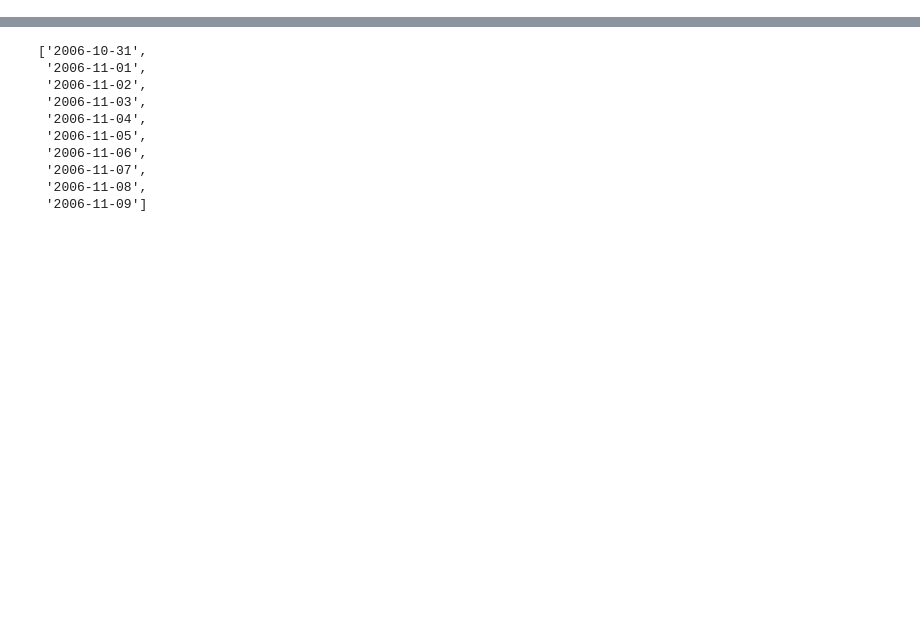
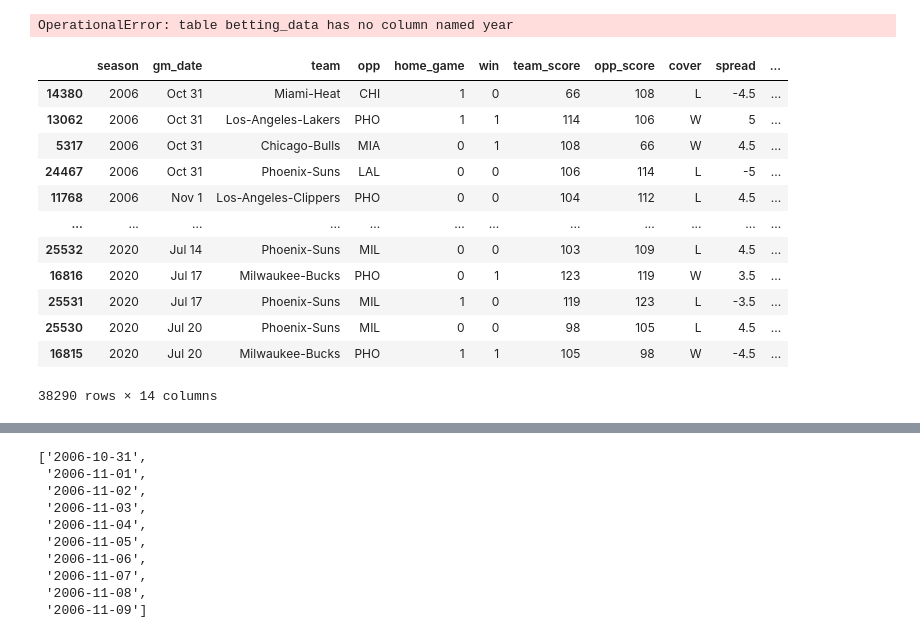
Before and after one commit to jnish23/NBA_Model, a Jupyter notebook: notebooks/ScrapingBettingLinesSelenium.ipynb, the cells around one changed output, grey strips where cells are left out. Drawn from its saved outputs; the diff is of its cells as text; code cells hidden in the pictures; blank space fills up the shorter version.

Commit message:
Store data in sqlite3 database

```diff
--- a/notebooks/ScrapingBettingLinesSelenium.ipynb
+++ b/notebooks/ScrapingBettingLinesSelenium.ipynb
@@ -16,0 +23,8 @@ from nba_api.stats.library.parameters import SeasonAll
+# %%
+team_names = [team['full_name'] for team in teams.get_teams()]
+
+
+team_names_dash = ['-'.join(t.split(' ')) for t in team_names]
+print(len(team_names_dash))
+
+team_names_dash
@@ -16,0 +50,6 @@ from nba_api.stats.library.parameters import SeasonAll
+# %%
+def season_str(season):
+    return str(season) + '-' + str(season+1)
+
+seasons = [season_str(x) for x in range(2006, 2021)]
+seasons
@@ -16,0 +327,25 @@ from nba_api.stats.library.parameters import SeasonAll
+# %%
+connection = sqlite3.connect("../data/nba_data.db")
+# %%
+df = add_betting_data(connection, 2006, 2020, if_exists='replace')
+
+df
+# %% [output]
+OperationalError: table betting_data has no column named year
+# %%
+
+df
+# %% [output]
+|  | season | gm_date | team | opp | home_game | win | team_score | opp_score | cover | spread | ... |
+| 14380 | 2006 | Oct 31 | Miami-Heat | CHI | 1 | 0 | 66 | 108 | L | -4.5 | ... |
+| 13062 | 2006 | Oct 31 | Los-Angeles-Lakers | PHO | 1 | 1 | 114 | 106 | W | 5 | ... |
+| 5317 | 2006 | Oct 31 | Chicago-Bulls | MIA | 0 | 1 | 108 | 66 | W | 4.5 | ... |
+| 24467 | 2006 | Oct 31 | Phoenix-Suns | LAL | 0 | 0 | 106 | 114 | L | -5 | ... |
+| 11768 | 2006 | Nov 1 | Los-Angeles-Clippers | PHO | 0 | 0 | 104 | 112 | L | 4.5 | ... |
+| ... | ... | ... | ... | ... | ... | ... | ... | ... | ... | ... | ... |
+| 25532 | 2020 | Jul 14 | Phoenix-Suns | MIL | 0 | 0 | 103 | 109 | L | 4.5 | ... |
+| 16816 | 2020 | Jul 17 | Milwaukee-Bucks | PHO | 0 | 1 | 123 | 119 | W | 3.5 | ... |
+| 25531 | 2020 | Jul 17 | Phoenix-Suns | MIL | 1 | 0 | 119 | 123 | L | -3.5 | ... |
+| 25530 | 2020 | Jul 20 | Phoenix-Suns | MIL | 0 | 0 | 98 | 105 | L | 4.5 | ... |
+| 16815 | 2020 | Jul 20 | Milwaukee-Bucks | PHO | 1 | 1 | 105 | 98 | W | -4.5 | ... |
+38290 rows × 14 columns
```
Also changed, not shown: parts of 32 cells of this notebook, 38 other files.
